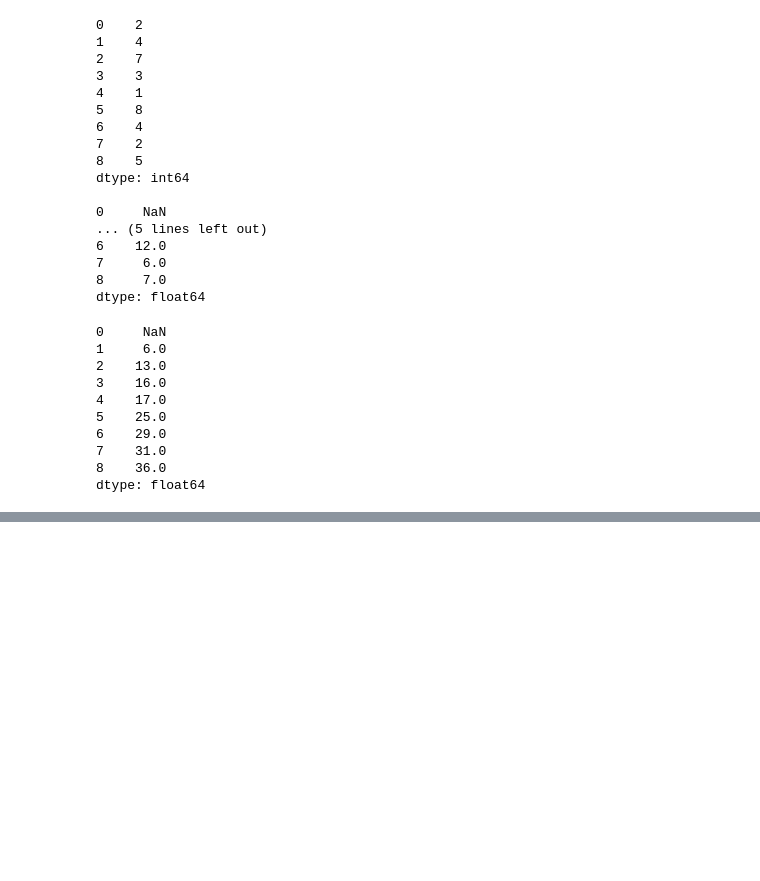
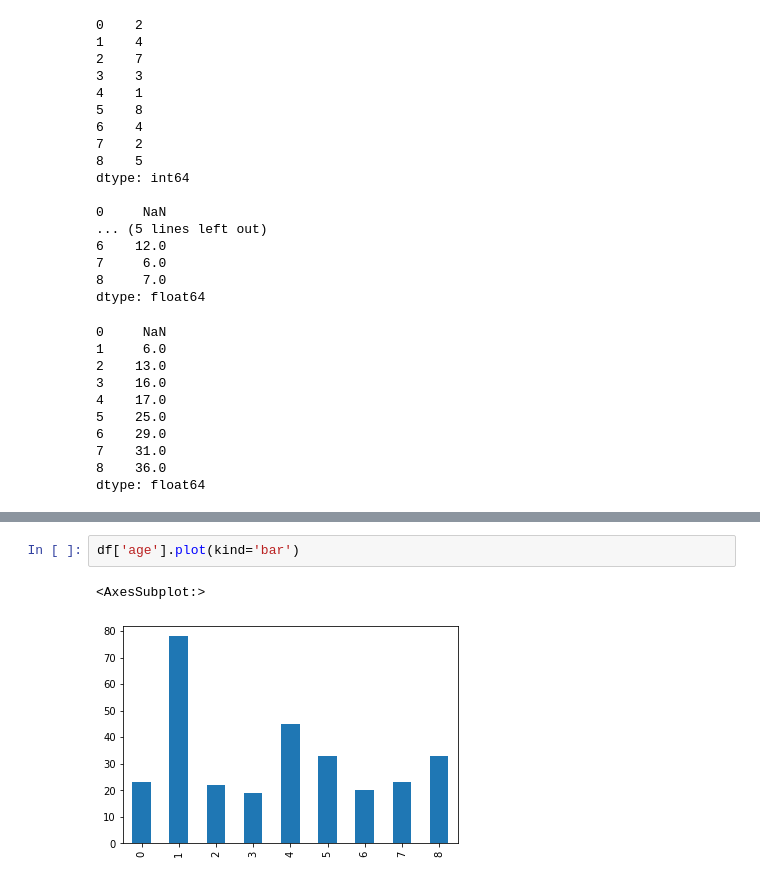
Before and after one commit to sfurlong/ml-sandbox, a Jupyter notebook: pandas-playtime.ipynb, the cells around one changed output, grey strips where cells are left out. Drawn from its saved outputs; the diff is of its cells as text; blank space fills up the shorter version.

```diff
--- a/pandas-playtime.ipynb
+++ b/pandas-playtime.ipynb
@@ -505,0 +938,5 @@ dtype: float64
+# %%
+df['age'].plot(kind='bar')
+# %% [output]
+<AxesSubplot:>
+[figure, added]
```
Also changed, not shown: parts of 54 cells of this notebook.
